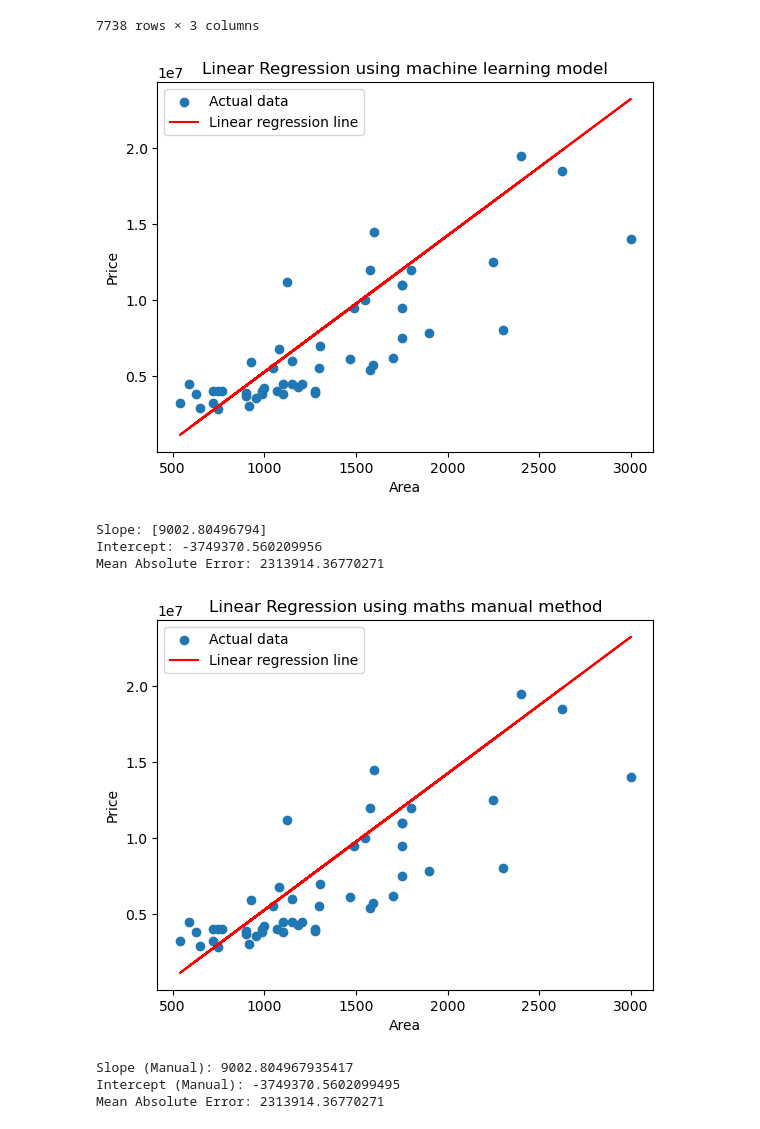
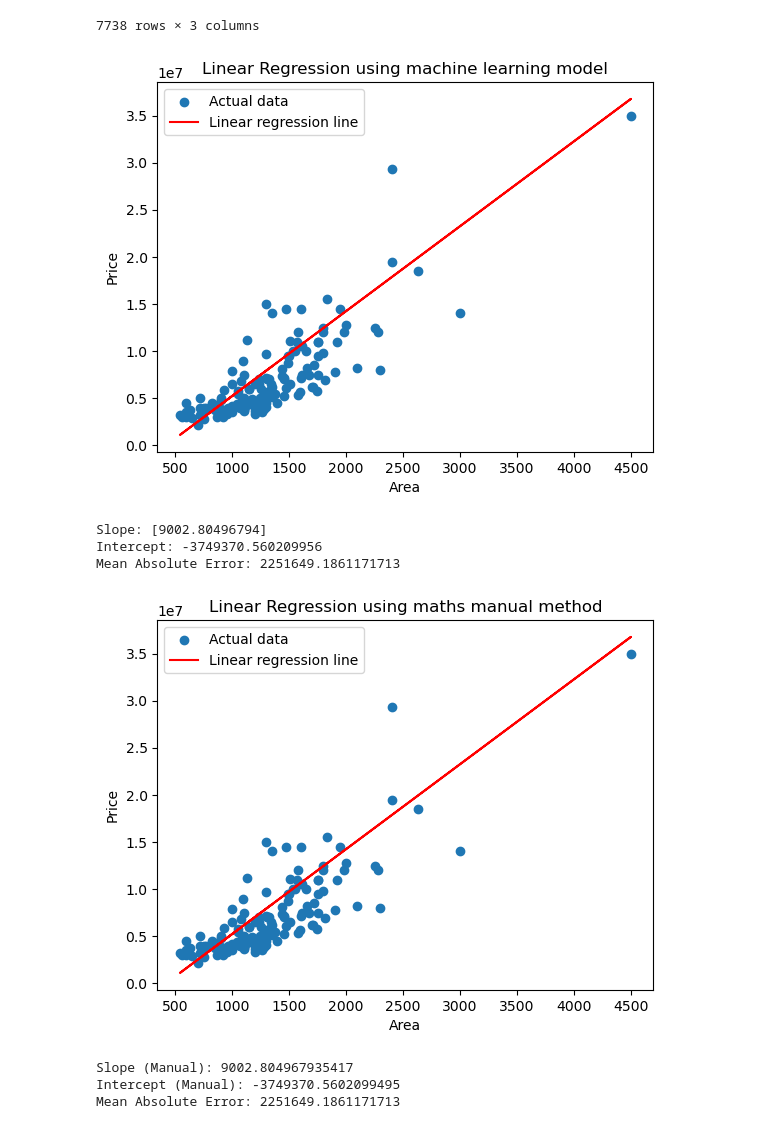
Before and after one commit to Abhishek7415/IA, a Jupyter notebook: Untitled - Copy.ipynb, the cells around one changed output. Cells and saved outputs as stored; diff of their text form; code cells hidden in the pictures.

```diff
--- a/Untitled - Copy.ipynb
+++ b/Untitled - Copy.ipynb
@@ -25,43 +25,43 @@ data_use
 # %%
 #Splitting dataset for training and testing
 train_data = data_use.iloc[0:500]
-test_data = data_use.iloc[5700:5750]
+test_data = data_use.iloc[5700:5850]
 
 # making target vaue and variables to do linear regression
 X = train_data[['area']]
 Y = train_data['price']
 
 #Preparing model for linear regression
 model = LinearRegression()
 model.fit(X,Y)
 
 #Prediction of values using linear regression model
 Y_pred = model.predict(test_data[['area']])
 
 #checking accuracy
 errors = (abs(test_data['price'] - Y_pred))
 mae = np.mean(errors)
 # print('Mean Absolute Error:', mae)
 
 
 # Visualize the data and the regression line
 plt.scatter(test_data[['area']], test_data['price'], label='Actual data')
 plt.plot(test_data[['area']], Y_pred, color='red', label='Linear regression line')
 plt.xlabel('Area')
 plt.ylabel('Price')
 plt.title('Linear Regression using machine learning model')
 plt.legend()
 plt.show()
 
 # Display the slope, intercept, and R-squared value
 print('Slope:', model.coef_)
 print('Intercept:', model.intercept_)
 print('Mean Absolute Error:', mae)
 # %% [output]
-[figure, old version]
+[figure, new version]
 Slope: [9002.80496794]
 Intercept: -3749370.560209956
-Mean Absolute Error: 2313914.36770271
+Mean Absolute Error: 2251649.1861171713
 # %%
 import numpy as np
 import matplotlib.pyplot as plt
@@ -90,7 +90,7 @@ mean_actual = np.mean(test_data['price'])
 ss_total = np.sum((test_data['price'] - mean_actual)**2)
 ss_residual = np.sum((test_data['price'] - regression_line)**2)
 
-errors = (abs(test_data['price'] - Y_pred))
+errors = (abs(test_data['price'] - regression_line))
 mae = np.mean(errors)
 # print('Mean Absolute Error:', mae)
 
@@ -109,10 +109,10 @@ print('Slope (Manual):', slope)
 print('Intercept (Manual):', intercept)
 print('Mean Absolute Error:', mae)
 # %% [output]
-[figure, old version]
+[figure, new version]
 Slope (Manual): 9002.804967935417
 Intercept (Manual): -3749370.5602099495
-Mean Absolute Error: 2313914.36770271
+Mean Absolute Error: 2251649.1861171713
 # %%
 import numpy as np
 import matplotlib.pyplot as plt
```
Also changed, not shown: parts of 2 cells of this notebook.
